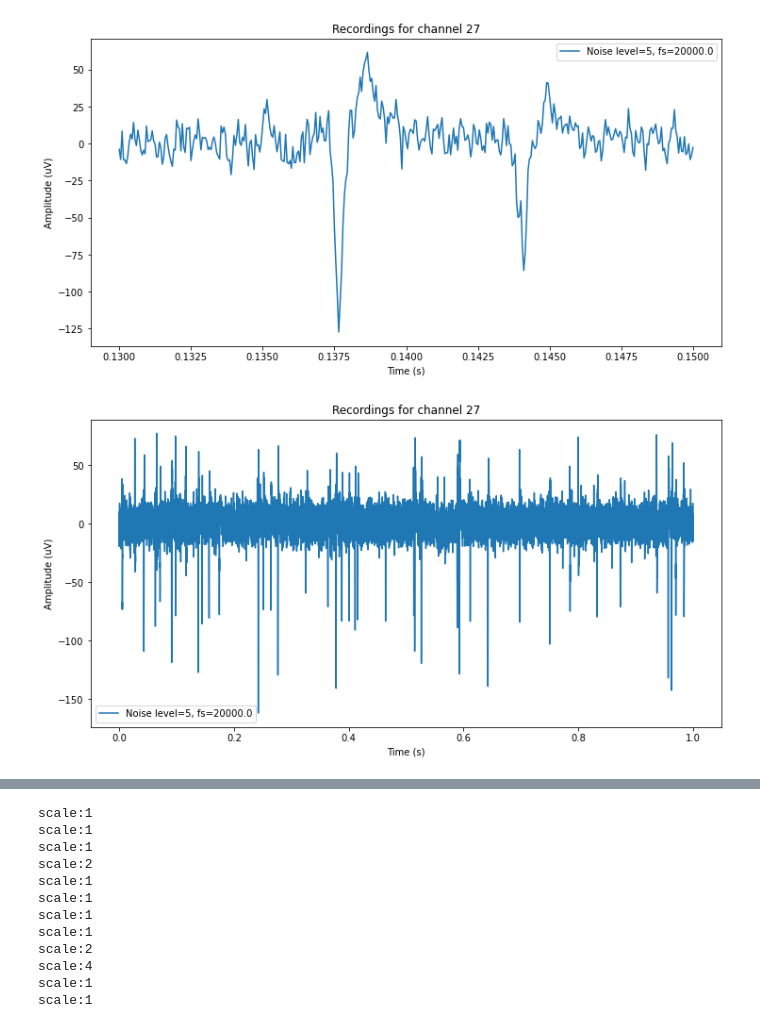
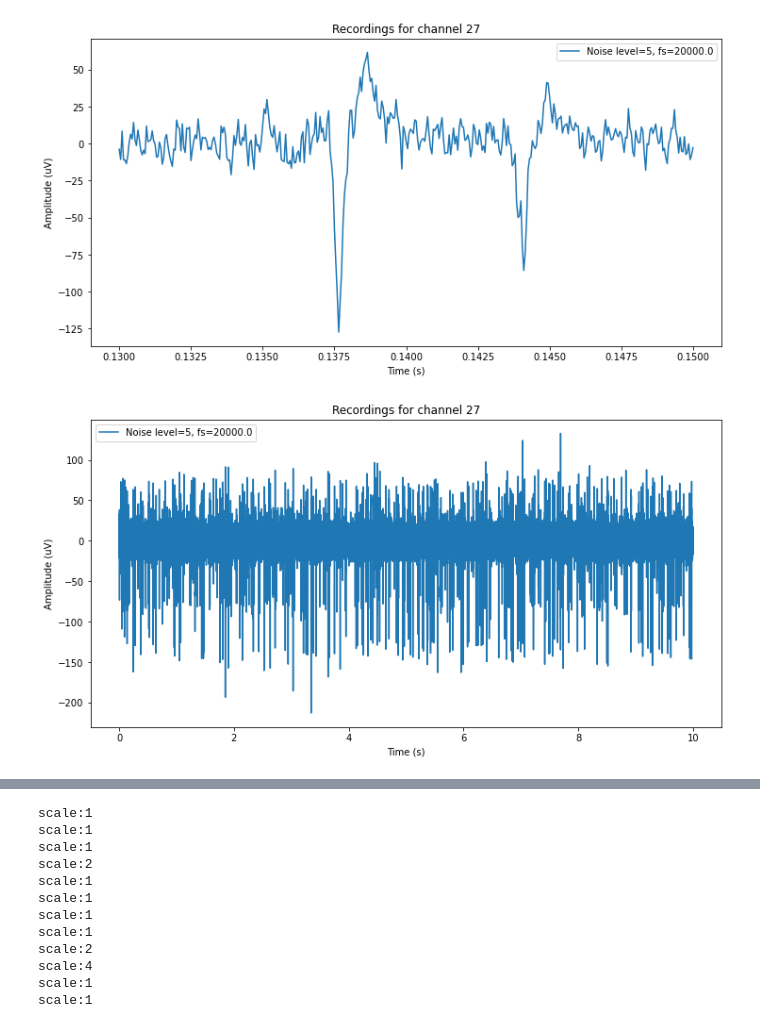
Before and after one commit to LuighiV/eapprocessor, a Jupyter notebook: notebooks/7_Export_signals.ipynb, the cells around one changed output, grey strips where cells are left out. Cells and saved outputs as stored; diff of their text form; code cells hidden in the pictures.

```diff
--- a/notebooks/7_Export_signals.ipynb
+++ b/notebooks/7_Export_signals.ipynb
@@ -52,9 +52,9 @@ plot_transient_recordings(recgen, channels=[channel_indexes[1]], t_start=130e-3,
 # %% [output]
 [figure]
 # %%
-plot_transient_recordings(recgen, channels=[channel_indexes[1]], t_start=0, t_stop=1)
+plot_transient_recordings(recgen, channels=[channel_indexes[1]], t_start=0)
 # %% [output]
-[figure, old version]
+[figure, new version]
 # %%
 import numpy as np
 # %%
```
Also changed, not shown: parts of 10 cells of this notebook, 7 other files.
